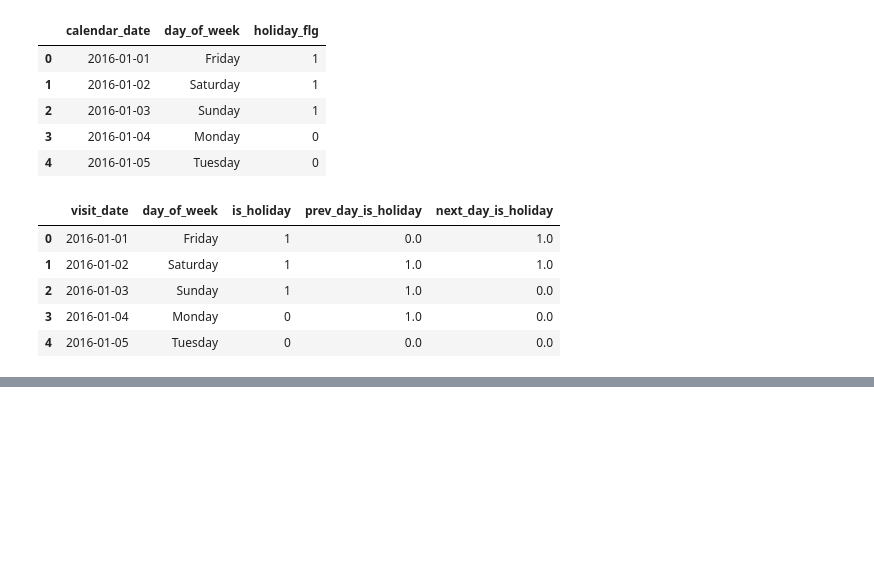
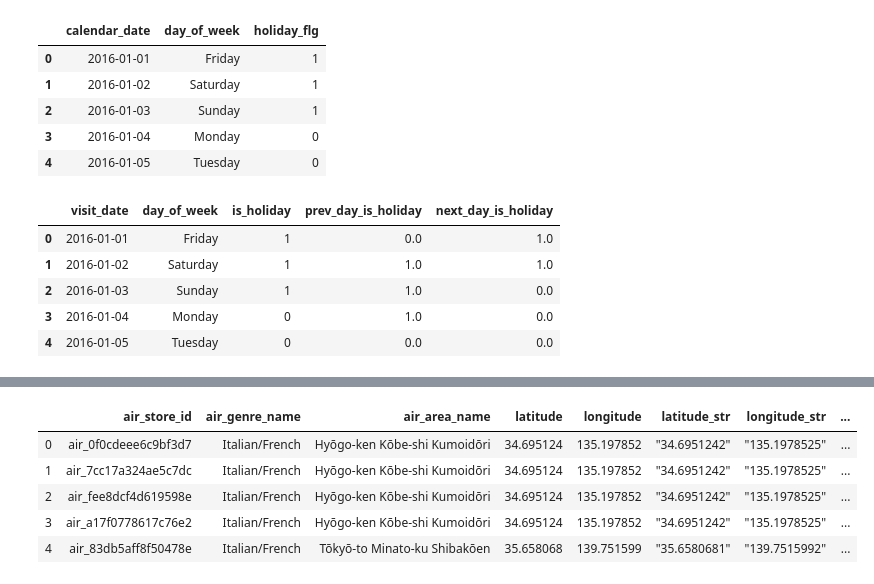
Before and after one commit to pdthuc/Project-Applied_Data_Science, a Jupyter notebook: Group12_Notebook.ipynb, the cells around one changed output, grey strips where cells are left out. Cells and saved outputs as stored; diff of their text form; code cells hidden in the pictures; blank space fills up the shorter version.

Commit message:
update loading air_store_info, test data in notebook

```diff
--- a/Group12_Notebook.ipynb
+++ b/Group12_Notebook.ipynb
@@ -121,0 +123,11 @@ date_info.head()
+# %%
+air_store_info = pd.read_csv('data/air_store_info_with_nearest_active_station.csv')
+
+air_store_info.head()
+# %% [output]
+|  | air_store_id | air_genre_name | air_area_name | latitude | longitude | latitude_str | longitude_str | ... |
+| 0 | air_0f0cdeee6c9bf3d7 | Italian/French | Hyōgo-ken Kōbe-shi Kumoidōri | 34.695124 | 135.197852 | "34.6951242" | "135.1978525" | ... |
+| 1 | air_7cc17a324ae5c7dc | Italian/French | Hyōgo-ken Kōbe-shi Kumoidōri | 34.695124 | 135.197852 | "34.6951242" | "135.1978525" | ... |
+| 2 | air_fee8dcf4d619598e | Italian/French | Hyōgo-ken Kōbe-shi Kumoidōri | 34.695124 | 135.197852 | "34.6951242" | "135.1978525" | ... |
+| 3 | air_a17f0778617c76e2 | Italian/French | Hyōgo-ken Kōbe-shi Kumoidōri | 34.695124 | 135.197852 | "34.6951242" | "135.1978525" | ... |
+| 4 | air_83db5aff8f50478e | Italian/French | Tōkyō-to Minato-ku Shibakōen | 35.658068 | 139.751599 | "35.6580681" | "139.7515992" | ... |
```
Also changed, not shown: parts of 4 cells of this notebook.
